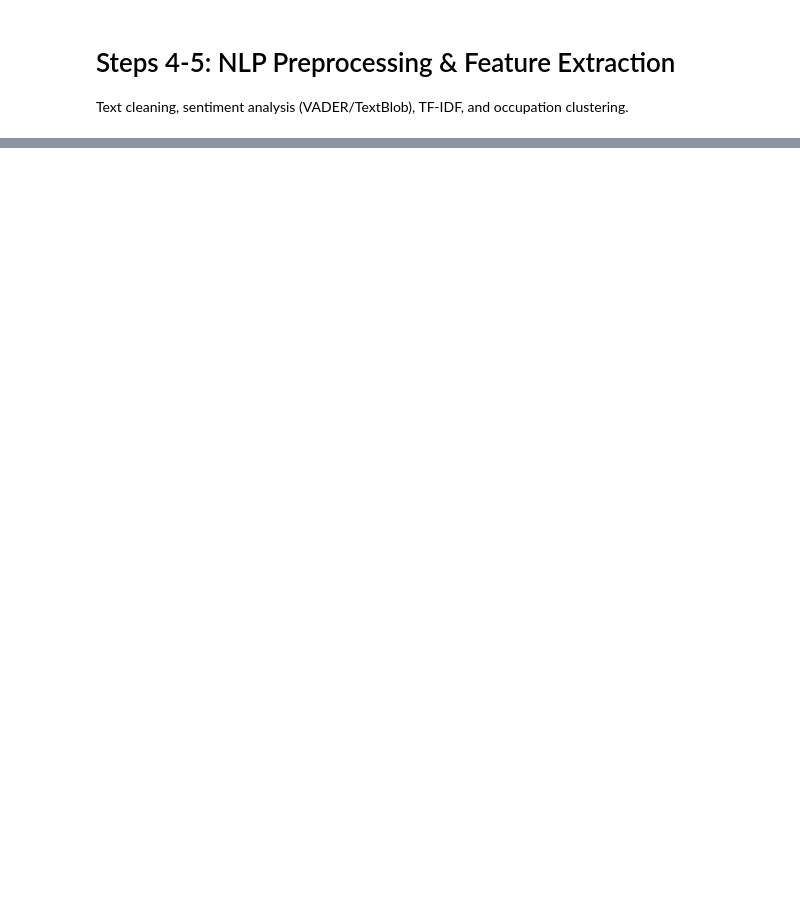
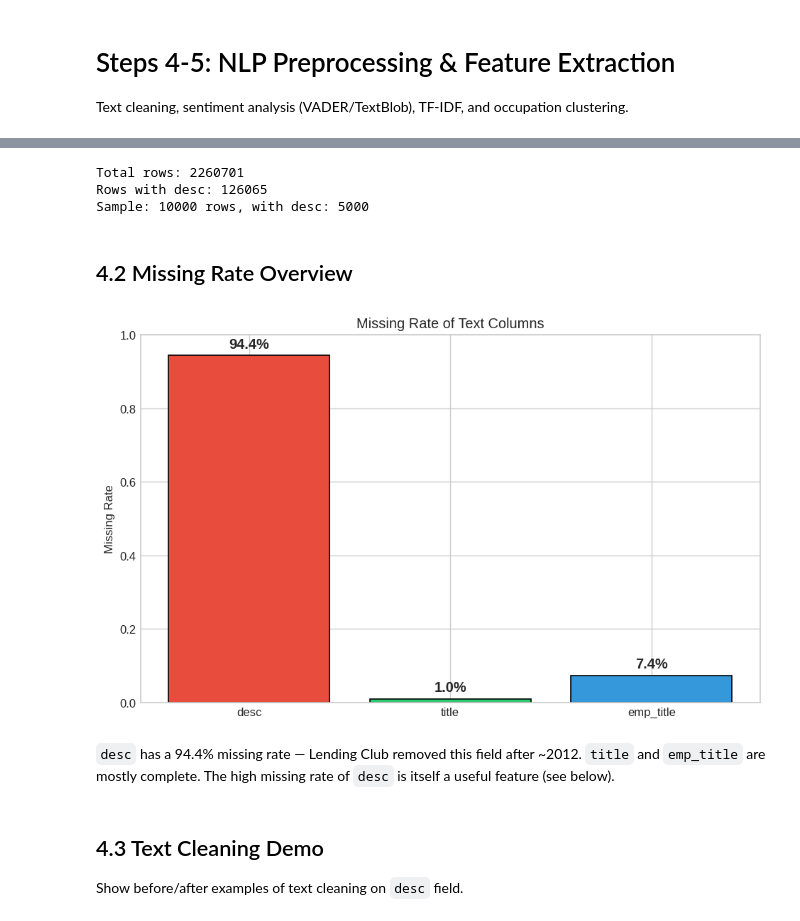
Before and after one commit to zzkai098/credit-default-nlp, a Jupyter notebook: notebooks/04_nlp_features.ipynb, the cells around one changed output, grey strips where cells are left out. Drawn from its saved outputs; the diff is of its cells as text; code cells hidden in the pictures; blank space fills up the shorter version.

```diff
--- a/notebooks/04_nlp_features.ipynb
+++ b/notebooks/04_nlp_features.ipynb
@@ -82,0 +23,52 @@ print('Hybrid features saved.')
+# %%
+# Development: load from CSV
+df_pd = pd.read_csv('/home/jovyan/work/data/raw/accepted_2007_to_2018Q4.csv',
+                    usecols=['desc', 'title', 'emp_title', 'loan_status'],
+                    dtype=str)
+
+print(f'Total rows: {len(df_pd)}')
+print(f'Rows with desc: {df_pd["desc"].notna().sum()}')
+
+# Balanced sample: 5000 with desc + 5000 without
+df_with_desc = df_pd[df_pd['desc'].notna()].sample(5000, random_state=42)
+df_without_desc = df_pd[df_pd['desc'].isna()].sample(5000, random_state=42)
+df_sample = pd.concat([df_with_desc, df_without_desc]).reset_index(drop=True)
+
+print(f'Sample: {len(df_sample)} rows, with desc: {df_sample["desc"].notna().sum()}')
+# %% [output]
+Total rows: 2260701
+Rows with desc: 126065
+Sample: 10000 rows, with desc: 5000
+# %% [markdown]
+## 4.2 Missing Rate Overview
+# %%
+# Missing rate for each text column (on full data)
+missing_rates = {
+    'desc': df_pd['desc'].isna().mean(),
+    'title': df_pd['title'].isna().mean(),
+    'emp_title': df_pd['emp_title'].isna().mean(),
+}
+
+fig, ax = plt.subplots(figsize=(8, 5))
+colors = ['#e74c3c', '#2ecc71', '#3498db']
+bars = ax.bar(missing_rates.keys(), missing_rates.values(), color=colors, edgecolor='black')
+ax.set_ylabel('Missing Rate')
+ax.set_title('Missing Rate of Text Columns')
+ax.set_ylim(0, 1)
+
+# Add percentage labels on bars
+for bar, rate in zip(bars, missing_rates.values()):
+    ax.text(bar.get_x() + bar.get_width()/2, bar.get_height() + 0.02,
+            f'{rate:.1%}', ha='center', fontsize=12, fontweight='bold')
+
+plt.tight_layout()
+plt.savefig('/home/jovyan/work/outputs/figures/text_missing_rates.png', dpi=150)
+plt.show()
+# %% [output]
+[figure, added]
+# %% [markdown]
+`desc` has a 94.4% missing rate — Lending Club removed this field after ~2012. `title` and `emp_title` are mostly complete. The high missing rate of `desc` is itself a useful feature (see below).
+# %% [markdown]
+## 4.3 Text Cleaning Demo
+
+Show before/after examples of text cleaning on `desc` field.
```
Also changed, not shown: parts of 58 cells of this notebook, 15 other files.
